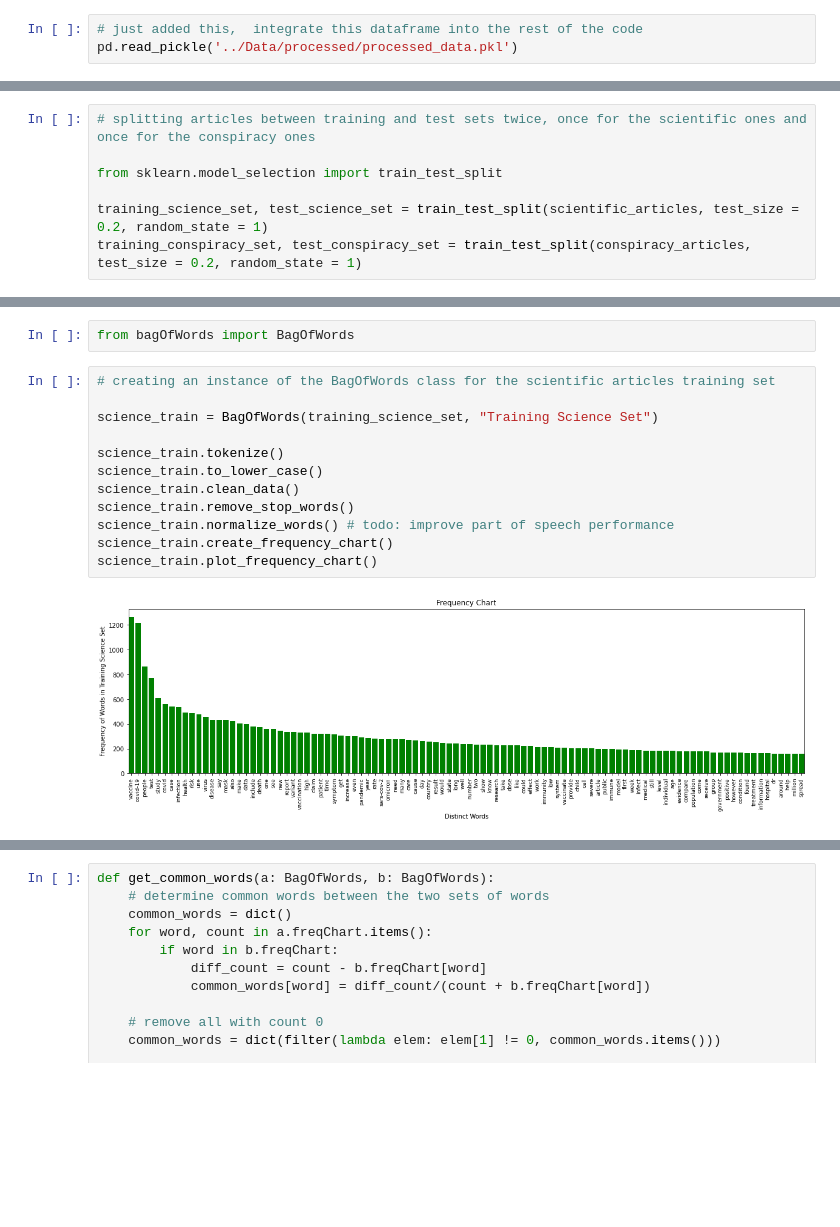
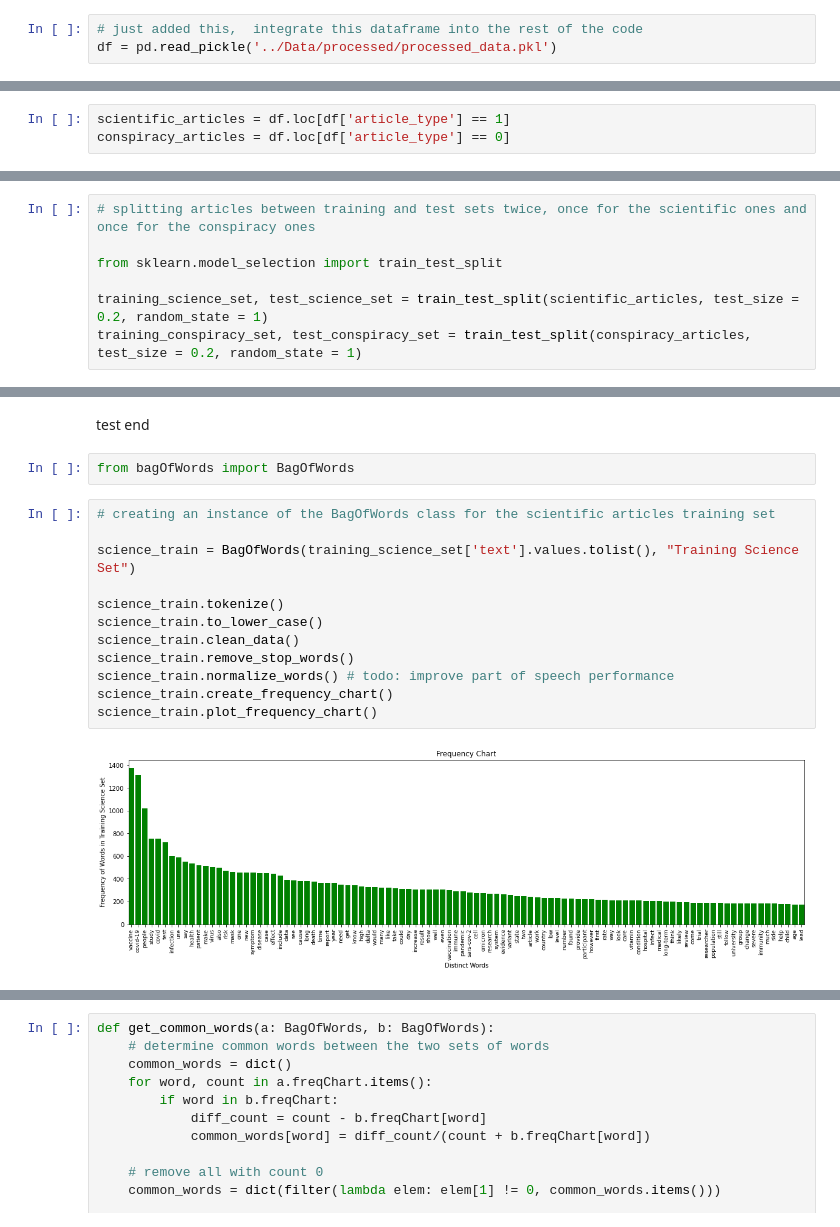
Before and after one commit to isobarbaric/TruthGuard, a Jupyter notebook: ML Model Training/models.ipynb, the cells around one changed output, grey strips where cells are left out. Saved outputs shown, nothing was run; the diff lists cells and outputs as text; blank space fills up the shorter version.

```diff
--- a/ML Model Training/models.ipynb
+++ b/ML Model Training/models.ipynb
@@ -2,4 +2,4 @@
 import pandas as pd
 # %%
 # just added this,  integrate this dataframe into the rest of the code
-pd.read_pickle('../Data/processed/processed_data.pkl')
+df = pd.read_pickle('../Data/processed/processed_data.pkl')
@@ -19,0 +22,3 @@ pd.read_pickle('../Data/processed/processed_data.pkl')
+# %%
+scientific_articles = df.loc[df['article_type'] == 1]
+conspiracy_articles = df.loc[df['article_type'] == 0]
@@ -35,19 +122,21 @@ len(test_science_set + test_conspiracy_set)
+# %% [markdown]
+test end
 # %%
 from bagOfWords import BagOfWords
 # %%
 # creating an instance of the BagOfWords class for the scientific articles training set
 
-science_train = BagOfWords(training_science_set, "Training Science Set")
+science_train = BagOfWords(training_science_set['text'].values.tolist(), "Training Science Set")
 
 science_train.tokenize()
 science_train.to_lower_case()
 science_train.clean_data()
 science_train.remove_stop_words()
 science_train.normalize_words() # todo: improve part of speech performance
 science_train.create_frequency_chart()
 science_train.plot_frequency_chart()
 # %% [output]
-[figure, old version]
+[figure, new version]
 # %%
 # creating an instance of the BagOfWords class for the conspiracy articles training set
 
```
Also changed, not shown: parts of 22 cells of this notebook, 1 other file.
